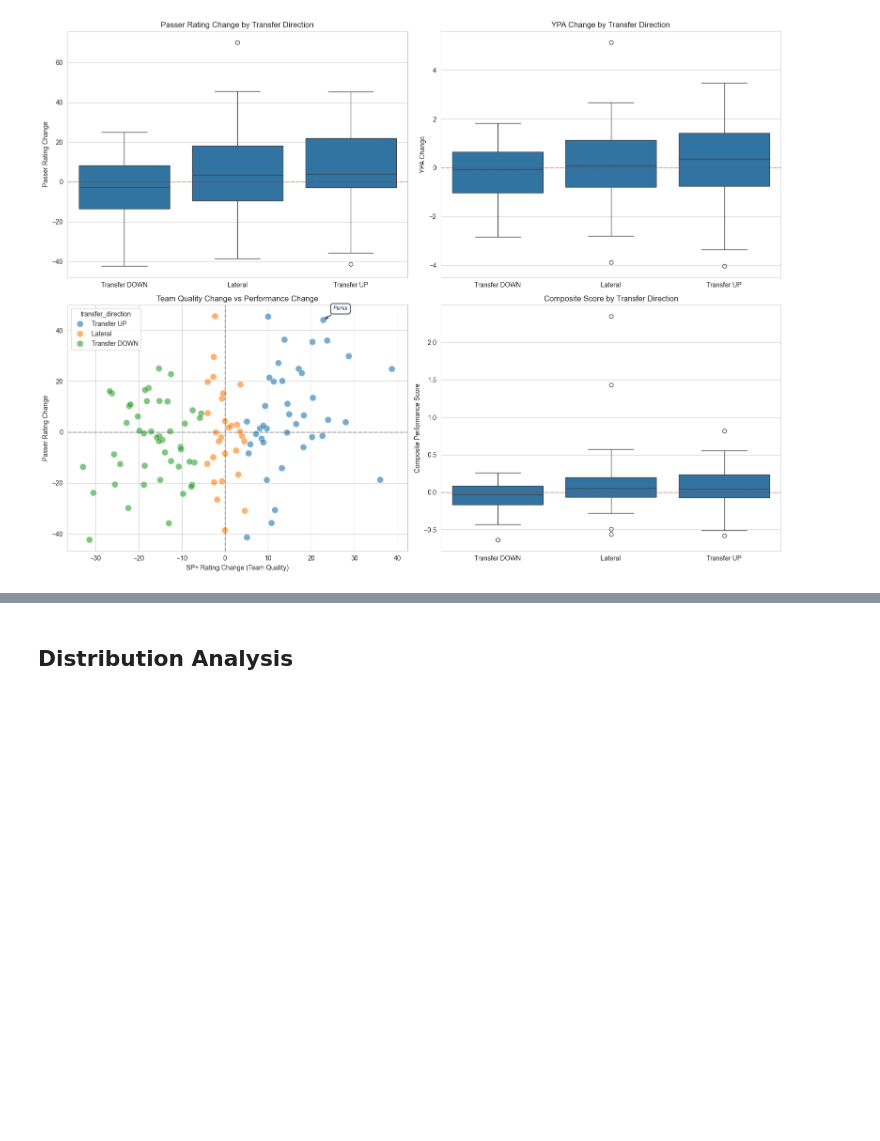
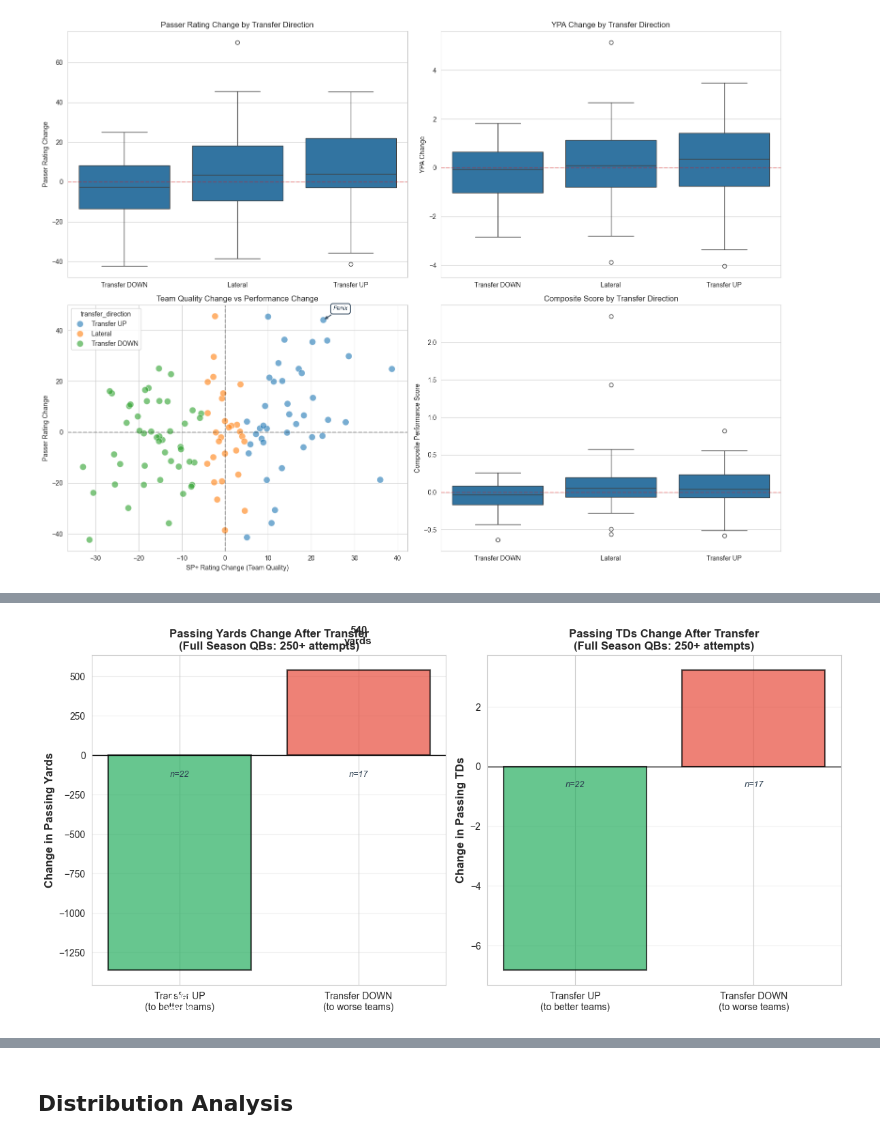
Before and after one commit to lhakso/cfb_analysis, a Jupyter notebook: notebooks/02_exploratory_analysis.ipynb, the cells around one changed output, grey strips where cells are left out. Saved outputs shown, nothing was run; the diff lists cells and outputs as text; code cells hidden in the pictures; blank space fills up the shorter version.

```diff
--- a/notebooks/02_exploratory_analysis.ipynb
+++ b/notebooks/02_exploratory_analysis.ipynb
@@ -852,0 +1031,81 @@ plt.show()
+# %%
+# Condensed version: Volume stat CHANGES by transfer direction (for infographic)
+# Calculate changes for Transfer UP and DOWN
+if len(volume_transfer_up) > 0 and len(volume_transfer_down) > 0:
+    fig, axes = plt.subplots(1, 2, figsize=(12, 6))
+
+    # Calculate changes
+    yards_change_up = volume_transfer_up['after_pass_yds'].mean() - volume_transfer_up['before_pass_yds'].mean()
+    yards_change_down = volume_transfer_down['after_pass_yds'].mean() - volume_transfer_down['before_pass_yds'].mean()
+
+    tds_change_up = volume_transfer_up['after_pass_tds'].mean() - volume_transfer_up['before_pass_tds'].mean()
+    tds_change_down = volume_transfer_down['after_pass_tds'].mean() - volume_transfer_down['before_pass_tds'].mean()
+
+    # LEFT: Passing Yards Change
+    directions = ['Transfer UP\n(to better teams)', 'Transfer DOWN\n(to worse teams)']
+    yards_changes = [yards_change_up, yards_change_down]
+    colors_yards = ['#27ae60', '#e74c3c']  # Green for UP, Red for DOWN
+
+    bars1 = axes[0].bar(directions, yards_changes, color=colors_yards, alpha=0.7, edgecolor='black', linewidth=1.5)
+    axes[0].axhline(y=0, color='black', linestyle='-', linewidth=1)
+    axes[0].set_ylabel('Change in Passing Yards', fontsize=12, fontweight='bold')
+    axes[0].set_title('Passing Yards Change After Transfer\n(Full Season QBs: 250+ attempts)', fontsize=12, fontweight='bold')
+    axes[0].grid(axis='y', alpha=0.3)
+
+    # Add value labels
+    for bar, val, direction in zip(bars1, yards_changes, ['UP', 'DOWN']):
+        height = bar.get_height()
+        if val < 0:
+            axes[0].text(bar.get_x() + bar.get_width()/2., height - 150,
+                        f'{val:.0f}\nyards',
+                        ha='center', va='top', fontsize=11, fontweight='bold', color='white')
+        else:
+            axes[0].text(bar.get_x() + bar.get_width()/2., height + 150,
+                        f'{val:.0f}\nyards',
+                        ha='center', va='bottom', fontsize=11, fontweight='bold')
+
+    # add sample sizes
+    axes[0].text(0, min(yards_changes) * 0.1, f'n={len(volume_transfer_up)}',
+                ha='center', fontsize=9, style='italic', color='#2c3e50')
+    axes[0].text(1, min(yards_changes) * 0.1, f'n={len(volume_transfer_down)}',
+                ha='center', fontsize=9, style='italic', color='#2c3e50')
+
+    # RIGHT: Passing TDs Change
+    tds_changes = [tds_change_up, tds_change_down]
+    colors_tds = ['#27ae60', '#e74c3c']
+
+    bars2 = axes[1].bar(directions, tds_changes, color=colors_tds, alpha=0.7, edgecolor='black', linewidth=1.5)
+    axes[1].axhline(y=0, color='black', linestyle='-', linewidth=1)
+    axes[1].set_ylabel('Change in Passing TDs', fontsize=12, fontweight='bold')
+    axes[1].set_title('Passing TDs Change After Transfer\n(Full Season QBs: 250+ attempts)', fontsize=12, fontweight='bold')
+    axes[1].grid(axis='y', alpha=0.3)
+
+    # Add value labels
+    """
+    for bar, val in zip(bars2, tds_changes):
+        height = bar.get_height()
+        if val < 0:
+            axes[1].text(bar.get_x() + bar.get_width()/2., height - 0.3,
+                        f'{val:.1f}\nTDs',
+                        ha='center', va='top', fontsize=11, fontweight='bold', color='white')
+        else:
+            axes[1].text(bar.get_x() + bar.get_width()/2., height + 0.3,
+                        f'{val:.1f}\nTDs',
+                        ha='center', va='bottom', fontsize=11, fontweight='bold')
+    """
+    # Add sample sizes
+    axes[1].text(0, min(tds_changes) * 0.1, f'n={len(volume_transfer_up)}',
+                ha='center', fontsize=9, style='italic', color='#2c3e50')
+    axes[1].text(1, min(tds_changes) * 0.1, f'n={len(volume_transfer_down)}',
+                ha='center', fontsize=9, style='italic', color='#2c3e50')
+
+    plt.tight_layout()
+    plt.show()
+
+    print(f"\nKey Finding: Volume stats decline regardless of transfer direction.")
+    print(f"Transfer UP (n={len(volume_transfer_up)}): {yards_change_up:+.0f} yards, {tds_change_up:+.1f} TDs")
+    print(f"Transfer DOWN (n={len(volume_transfer_down)}): {yards_change_down:+.0f} yards, {tds_change_down:+.1f} TDs")
+else:
+    print("Insufficient data for Transfer UP/DOWN comparison.")
+# %% [output]
+[figure, added]
```
Also changed, not shown: parts of 3 cells of this notebook.
